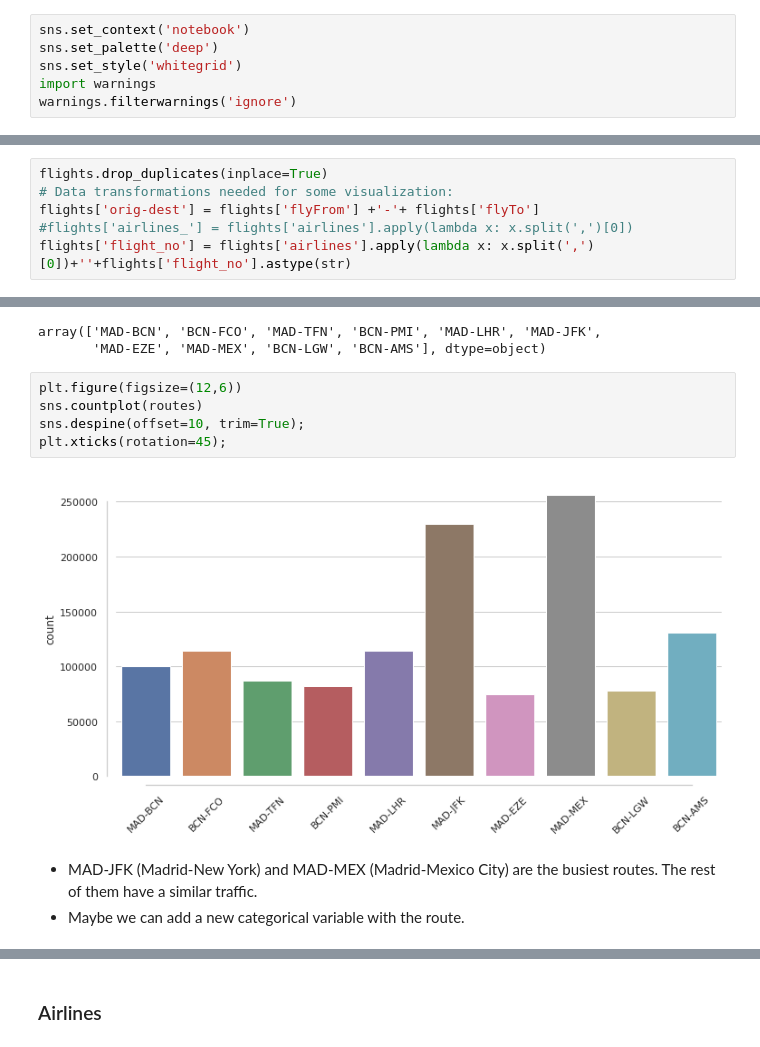
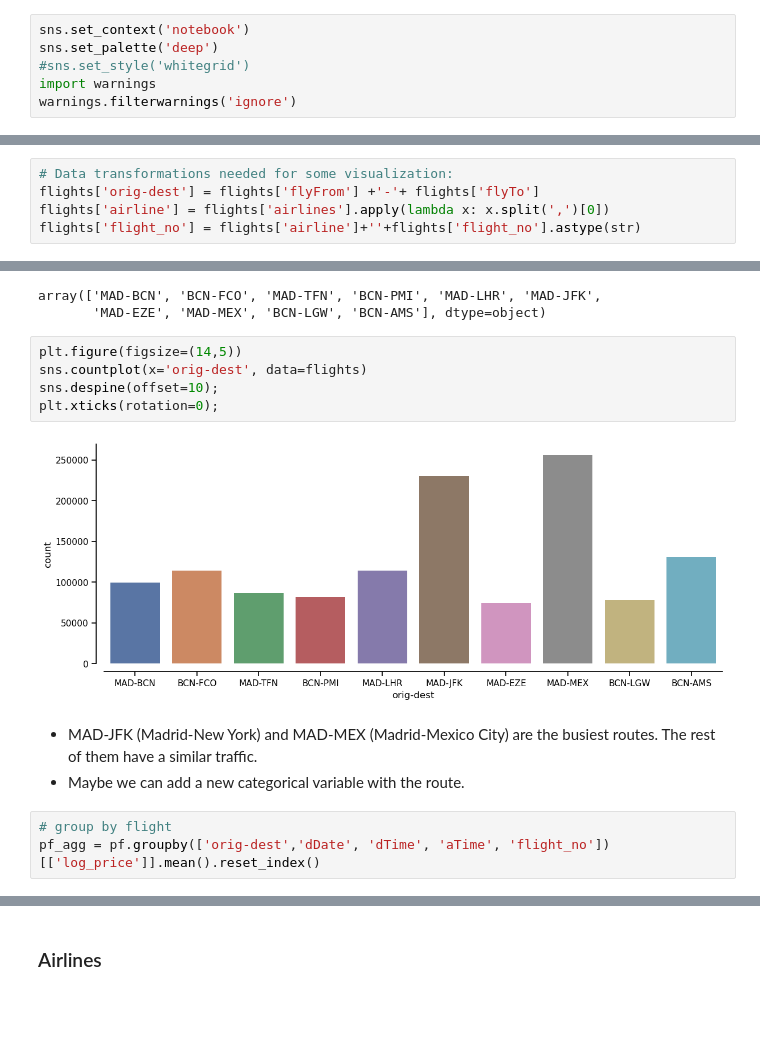
Before and after one commit to adriancervero/flight-prices-prediction, a Jupyter notebook: notebooks/02-exploratory_data_analysis.ipynb, the cells around one changed output, grey strips where cells are left out. Cells and saved outputs as stored; diff of their text form; blank space fills up the shorter version.

Commit message:
adding more plots, explainations

```diff
--- a/notebooks/02-exploratory_data_analysis.ipynb
+++ b/notebooks/02-exploratory_data_analysis.ipynb
@@ -8,7 +10,7 @@ import seaborn as sns
 # %%
 sns.set_context('notebook')
 sns.set_palette('deep')
-sns.set_style('whitegrid')
+#sns.set_style('whitegrid')
 import warnings
 warnings.filterwarnings('ignore')
 # %% [markdown]
@@ -74,8 +68,7 @@ flights.head()
 | 4 | 2021-01-31 | 2021-02-01 | 14:50 | 2021-02-02 | 08:50 | 2021-02-01 13:50:00 | 2021-02-02 07:50:00 | MAD | BCN | UX | ... |
 5 rows × 22 columns
 # %%
-flights.drop_duplicates(inplace=True)
 # Data transformations needed for some visualization:
 flights['orig-dest'] = flights['flyFrom'] +'-'+ flights['flyTo']
-#flights['airlines_'] = flights['airlines'].apply(lambda x: x.split(',')[0])
-flights['flight_no'] = flights['airlines'].apply(lambda x: x.split(',')[0])+''+flights['flight_no'].astype(str)
+flights['airline'] = flights['airlines'].apply(lambda x: x.split(',')[0])
+flights['flight_no'] = flights['airline']+''+flights['flight_no'].astype(str)
@@ -217,12 +270,15 @@ routes.unique()
 array(['MAD-BCN', 'BCN-FCO', 'MAD-TFN', 'BCN-PMI', 'MAD-LHR', 'MAD-JFK',
        'MAD-EZE', 'MAD-MEX', 'BCN-LGW', 'BCN-AMS'], dtype=object)
 # %%
-plt.figure(figsize=(12,6))
-sns.countplot(routes)
-sns.despine(offset=10, trim=True);
-plt.xticks(rotation=45);
+plt.figure(figsize=(14,5))
+sns.countplot(x='orig-dest', data=flights)
+sns.despine(offset=10);
+plt.xticks(rotation=0);
 # %% [output]
-[figure, old version]
+[figure, new version]
 # %% [markdown]
 * MAD-JFK (Madrid-New York) and MAD-MEX (Madrid-Mexico City) are the busiest routes. The rest of them have a similar traffic.
 * Maybe we can add a new categorical variable with the route.
+# %%
+# group by flight
+pf_agg = pf.groupby(['orig-dest','dDate', 'dTime', 'aTime', 'flight_no'])[['log_price']].mean().reset_index()
```
Also changed, not shown: parts of 62 cells of this notebook.
